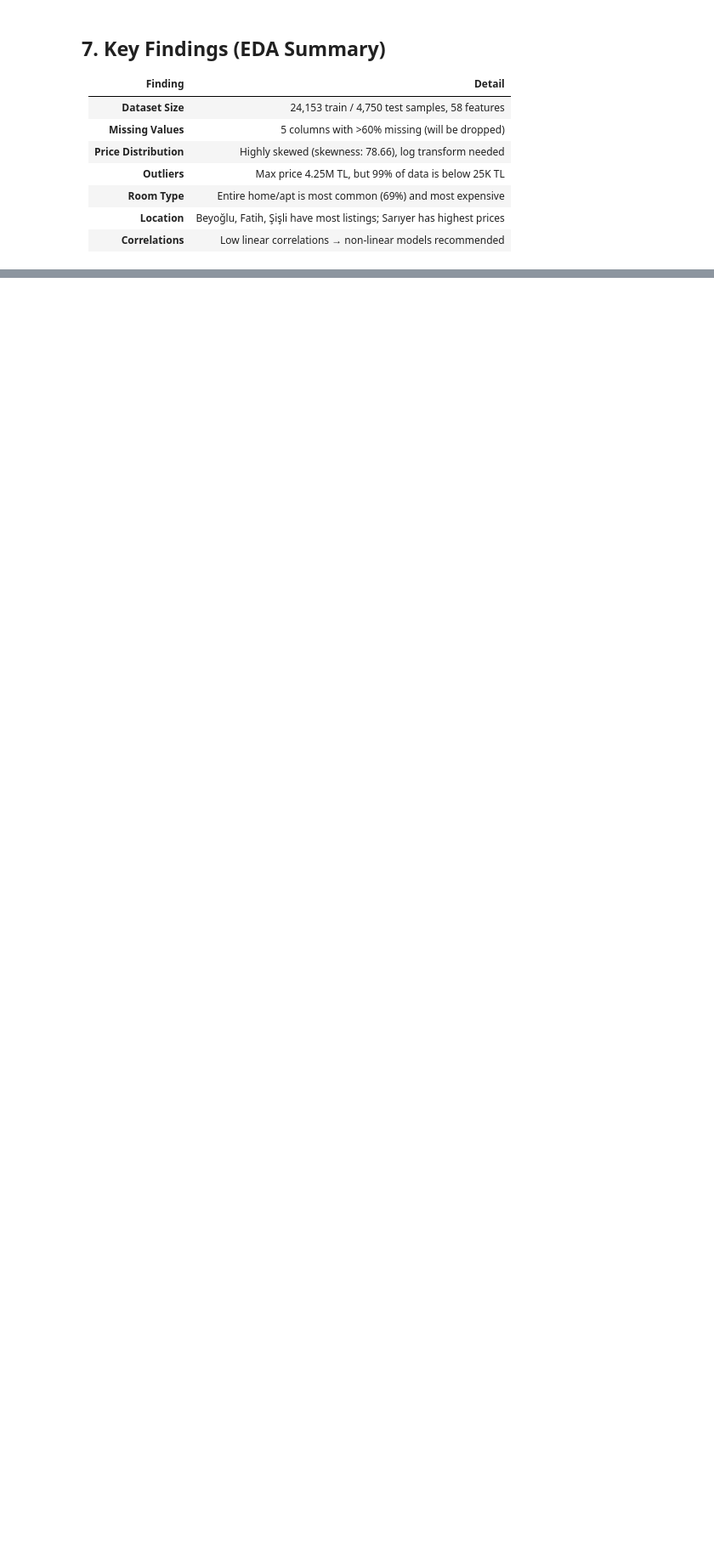
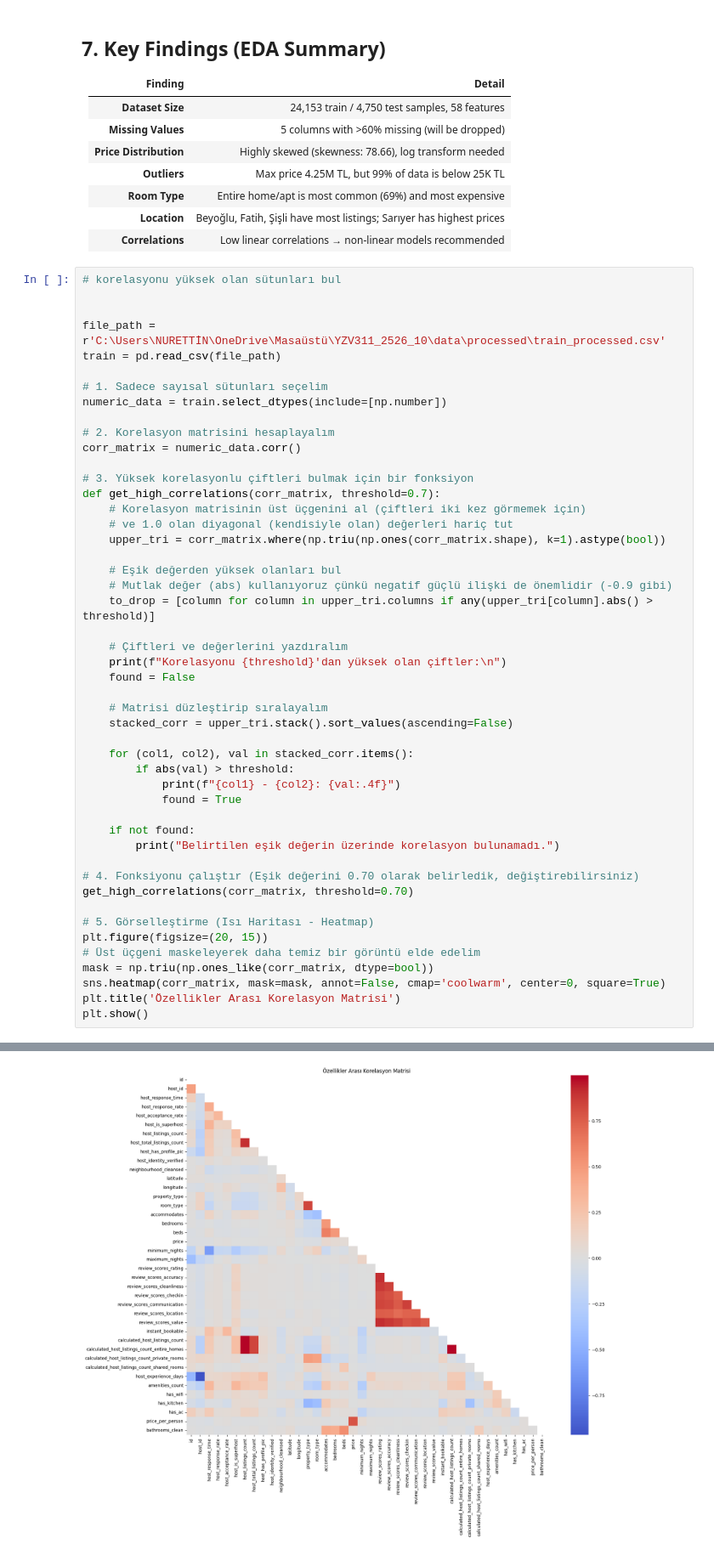
Before and after one commit to muhammedabdullahozdemirr/Airbnb_Istanbul_Price_Prediction, a Jupyter notebook: notebooks/Data_Analysis.ipynb, the cells around one changed output, grey strips where cells are left out. Shown at 85% size. Drawn from its saved outputs; the diff is of its cells as text; blank space fills up the shorter version.

```diff
--- a/notebooks/Data_Analysis.ipynb
+++ b/notebooks/Data_Analysis.ipynb
@@ -342,3 +342,52 @@ plt.show()
 | **Room Type** | Entire home/apt is most common (69%) and most expensive |
 | **Location** | Beyoğlu, Fatih, Şişli have most listings; Sarıyer has highest prices |
 | **Correlations** | Low linear correlations → non-linear models recommended |
+# %%
+# korelasyonu yüksek olan sütunları bul
+
+
+file_path = r'C:\Users\NURETTİN\OneDrive\Masaüstü\YZV311_2526_10\data\processed\train_processed.csv'
+train = pd.read_csv(file_path)
+
+# 1. Sadece sayısal sütunları seçelim
+numeric_data = train.select_dtypes(include=[np.number])
+
+# 2. Korelasyon matrisini hesaplayalım
+corr_matrix = numeric_data.corr()
+
+# 3. Yüksek korelasyonlu çiftleri bulmak için bir fonksiyon
+def get_high_correlations(corr_matrix, threshold=0.7):
+    # Korelasyon matrisinin üst üçgenini al (çiftleri iki kez görmemek için)
+    # ve 1.0 olan diyagonal (kendisiyle olan) değerleri hariç tut
+    upper_tri = corr_matrix.where(np.triu(np.ones(corr_matrix.shape), k=1).astype(bool))
+
+    # Eşik değerden yüksek olanları bul
+    # Mutlak değer (abs) kullanıyoruz çünkü negatif güçlü ilişki de önemlidir (-0.9 gibi)
+    to_drop = [column for column in upper_tri.columns if any(upper_tri[column].abs() > threshold)]
+
+    # Çiftleri ve değerlerini yazdıralım
+    print(f"Korelasyonu {threshold}'dan yüksek olan çiftler:\n")
+    found = False
+
+    # Matrisi düzleştirip sıralayalım
+    stacked_corr = upper_tri.stack().sort_values(ascending=False)
+
+    for (col1, col2), val in stacked_corr.items():
+        if abs(val) > threshold:
+            print(f"{col1} - {col2}: {val:.4f}")
+            found = True
+
+    if not found:
+        print("Belirtilen eşik değerin üzerinde korelasyon bulunamadı.")
+
+# 4. Fonksiyonu çalıştır (Eşik değerini 0.70 olarak belirledik, değiştirebilirsiniz)
+get_high_correlations(corr_matrix, threshold=0.70)
+
+# 5. Görselleştirme (Isı Haritası - Heatmap)
+plt.figure(figsize=(20, 15))
+# Üst üçgeni maskeleyerek daha temiz bir görüntü elde edelim
+mask = np.triu(np.ones_like(corr_matrix, dtype=bool))
+sns.heatmap(corr_matrix, mask=mask, annot=False, cmap='coolwarm', center=0, square=True)
+plt.title('Özellikler Arası Korelasyon Matrisi')
+plt.show()
+# %% [output]
@@ -344,0 +411 @@ plt.show()
+[figure, added]
```
Also changed, not shown: parts of 4 cells of this notebook, 1 other file.
